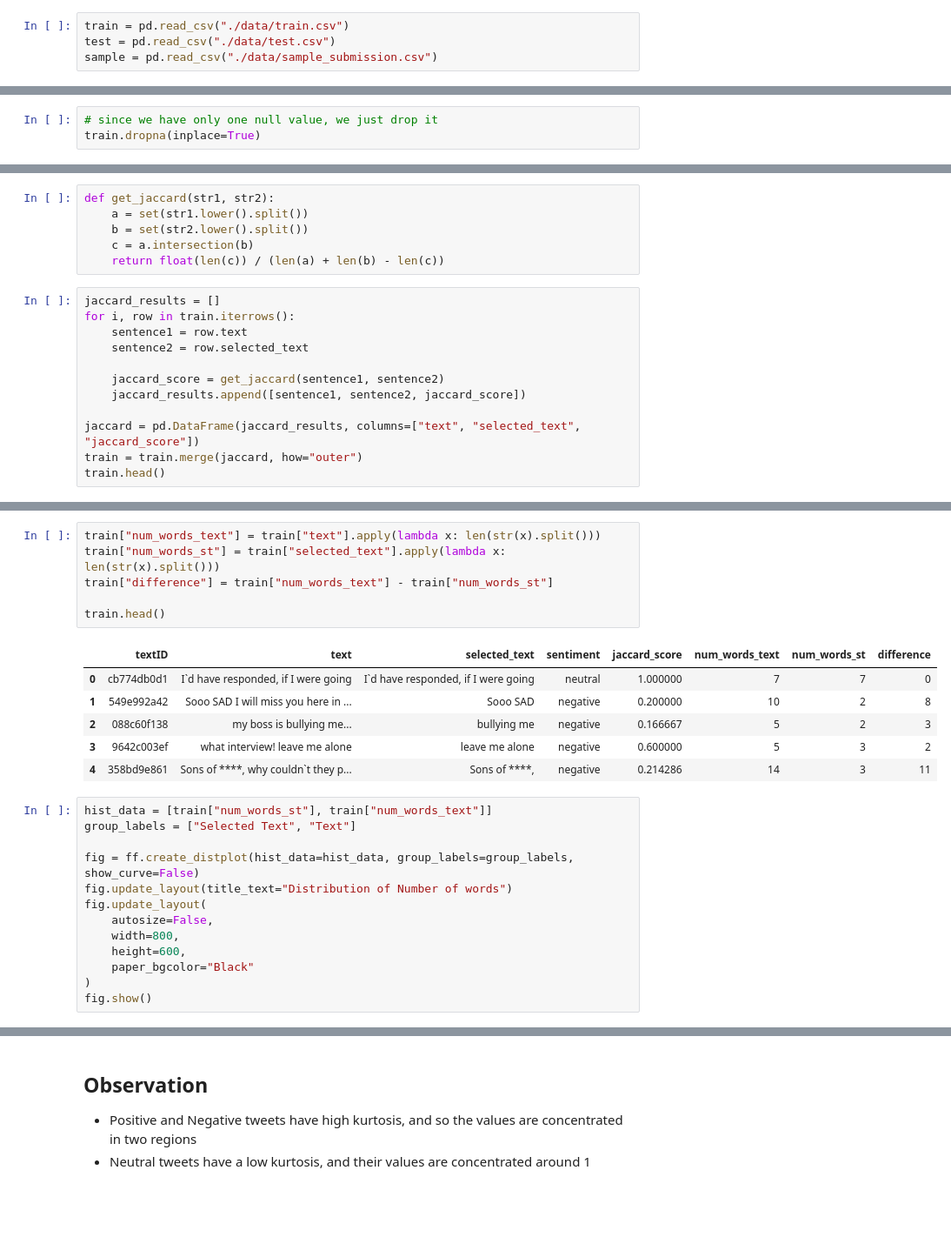
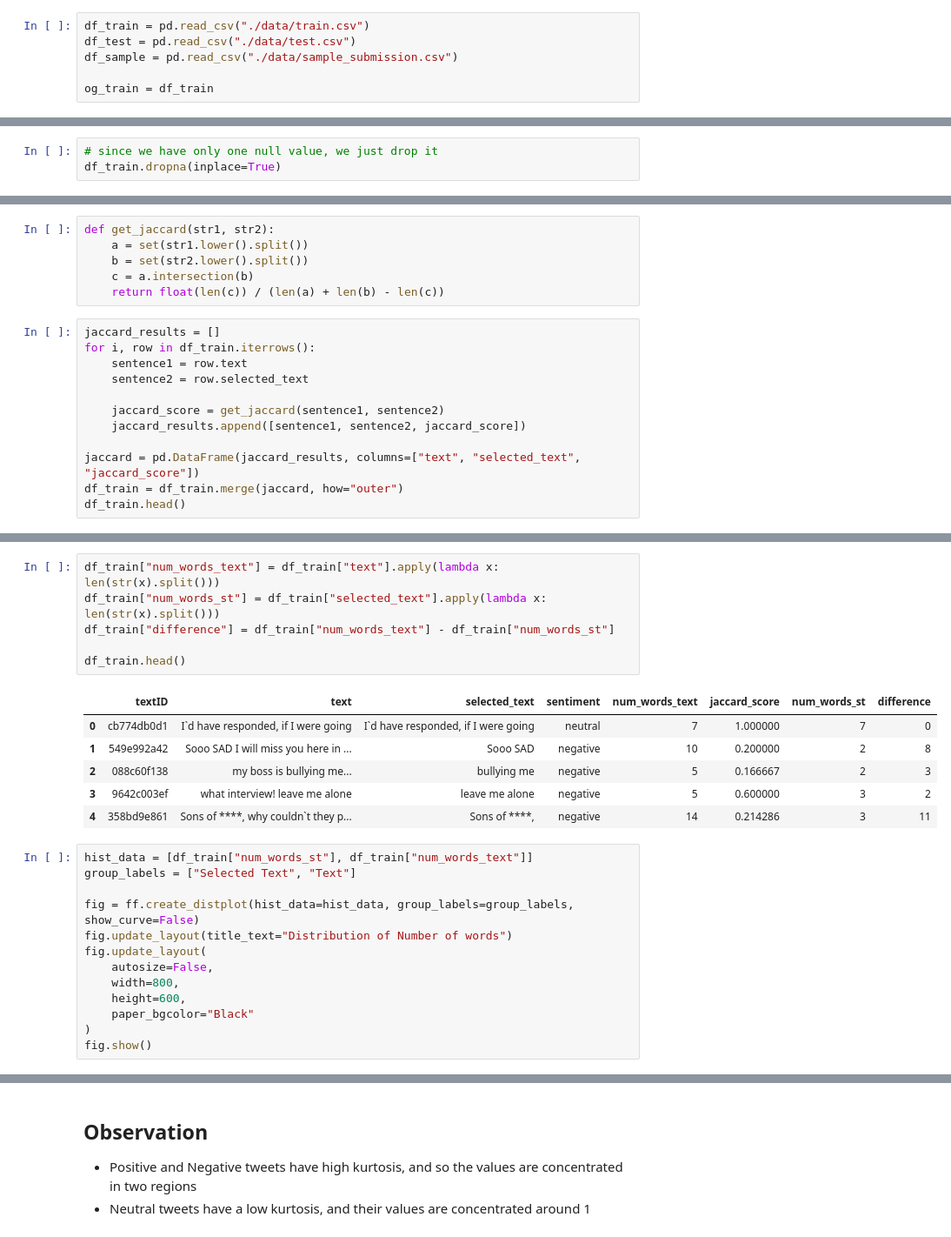
Before and after one commit to abhayp2204/Twitter-Sentiment-Analysis, a Jupyter notebook: code.ipynb, the cells around one changed output, grey strips where cells are left out. Shown at 87% size. Cells and saved outputs as stored; diff of their text form; blank space fills up the shorter version.

```diff
--- a/code.ipynb
+++ b/code.ipynb
@@ -20,9 +25,11 @@ warnings.filterwarnings("ignore")
 # %% [markdown]
 ## Read the data
 # %%
-train = pd.read_csv("./data/train.csv")
-test = pd.read_csv("./data/test.csv")
-sample = pd.read_csv("./data/sample_submission.csv")
+df_train = pd.read_csv("./data/train.csv")
+df_test = pd.read_csv("./data/test.csv")
+df_sample = pd.read_csv("./data/sample_submission.csv")
+
+og_train = df_train
 # %% [markdown]
 ## Understand the data
 # %%
@@ -49,5 +56,5 @@ dtypes: object(4)
 memory usage: 858.9+ KB
 # %%
 # since we have only one null value, we just drop it
-train.dropna(inplace=True)
+df_train.dropna(inplace=True)
 # %%
@@ -112,7 +119,7 @@ def get_jaccard(str1, str2):
     return float(len(c)) / (len(a) + len(b) - len(c))
 # %%
 jaccard_results = []
-for i, row in train.iterrows():
+for i, row in df_train.iterrows():
     sentence1 = row.text
     sentence2 = row.selected_text
 
@@ -120,6 +127,6 @@ for i, row in train.iterrows():
     jaccard_results.append([sentence1, sentence2, jaccard_score])
 
 jaccard = pd.DataFrame(jaccard_results, columns=["text", "selected_text", "jaccard_score"])
-train = train.merge(jaccard, how="outer")
-train.head()
+df_train = df_train.merge(jaccard, how="outer")
+df_train.head()
 # %% [output]
@@ -132,18 +139,18 @@ train.head()
 # %%
-train["num_words_text"] = train["text"].apply(lambda x: len(str(x).split()))
-train["num_words_st"] = train["selected_text"].apply(lambda x: len(str(x).split()))
-train["difference"] = train["num_words_text"] - train["num_words_st"]
+df_train["num_words_text"] = df_train["text"].apply(lambda x: len(str(x).split()))
+df_train["num_words_st"] = df_train["selected_text"].apply(lambda x: len(str(x).split()))
+df_train["difference"] = df_train["num_words_text"] - df_train["num_words_st"]
 
-train.head()
+df_train.head()
 # %% [output]
-|  | textID | text | selected_text | sentiment | jaccard_score | num_words_text | num_words_st | difference |
-| 0 | cb774db0d1 | I`d have responded, if I were going | I`d have responded, if I were going | neutral | 1.000000 | 7 | 7 | 0 |
-| 1 | 549e992a42 | Sooo SAD I will miss you here in ... | Sooo SAD | negative | 0.200000 | 10 | 2 | 8 |
-| 2 | 088c60f138 | my boss is bullying me... | bullying me | negative | 0.166667 | 5 | 2 | 3 |
-| 3 | 9642c003ef | what interview! leave me alone | leave me alone | negative | 0.600000 | 5 | 3 | 2 |
-| 4 | 358bd9e861 | Sons of ****, why couldn`t they p... | Sons of ****, | negative | 0.214286 | 14 | 3 | 11 |
+|  | textID | text | selected_text | sentiment | num_words_text | jaccard_score | num_words_st | difference |
+| 0 | cb774db0d1 | I`d have responded, if I were going | I`d have responded, if I were going | neutral | 7 | 1.000000 | 7 | 0 |
+| 1 | 549e992a42 | Sooo SAD I will miss you here in ... | Sooo SAD | negative | 10 | 0.200000 | 2 | 8 |
+| 2 | 088c60f138 | my boss is bullying me... | bullying me | negative | 5 | 0.166667 | 2 | 3 |
+| 3 | 9642c003ef | what interview! leave me alone | leave me alone | negative | 5 | 0.600000 | 3 | 2 |
+| 4 | 358bd9e861 | Sons of ****, why couldn`t they p... | Sons of ****, | negative | 14 | 0.214286 | 3 | 11 |
 # %%
-hist_data = [train["num_words_st"], train["num_words_text"]]
+hist_data = [df_train["num_words_st"], df_train["num_words_text"]]
 group_labels = ["Selected Text", "Text"]
 
 fig = ff.create_distplot(hist_data=hist_data, group_labels=group_labels, show_curve=False)
```
Also changed, not shown: parts of 37 cells of this notebook, 27 other files.
